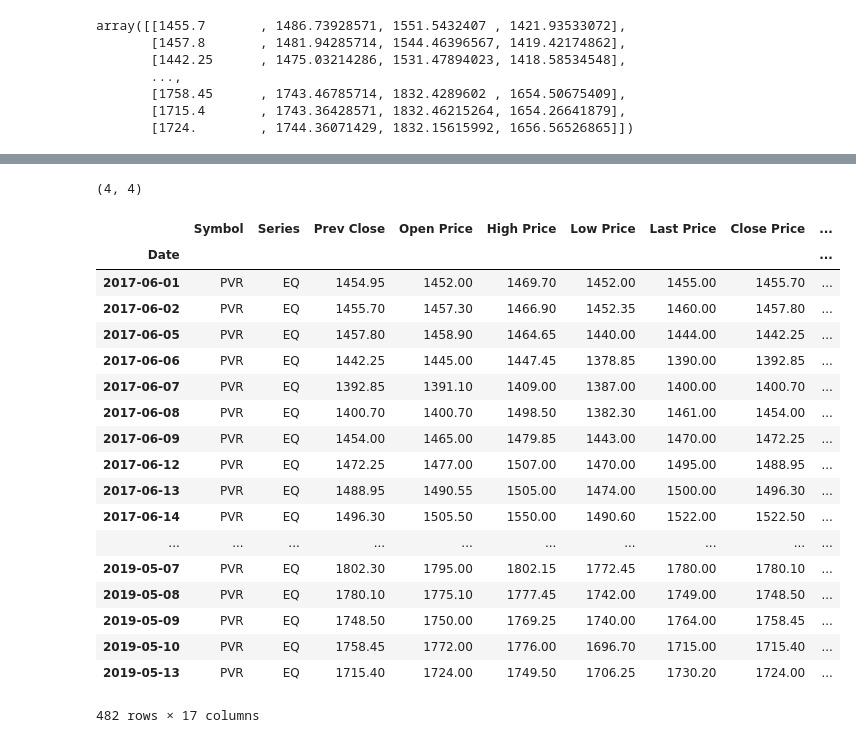
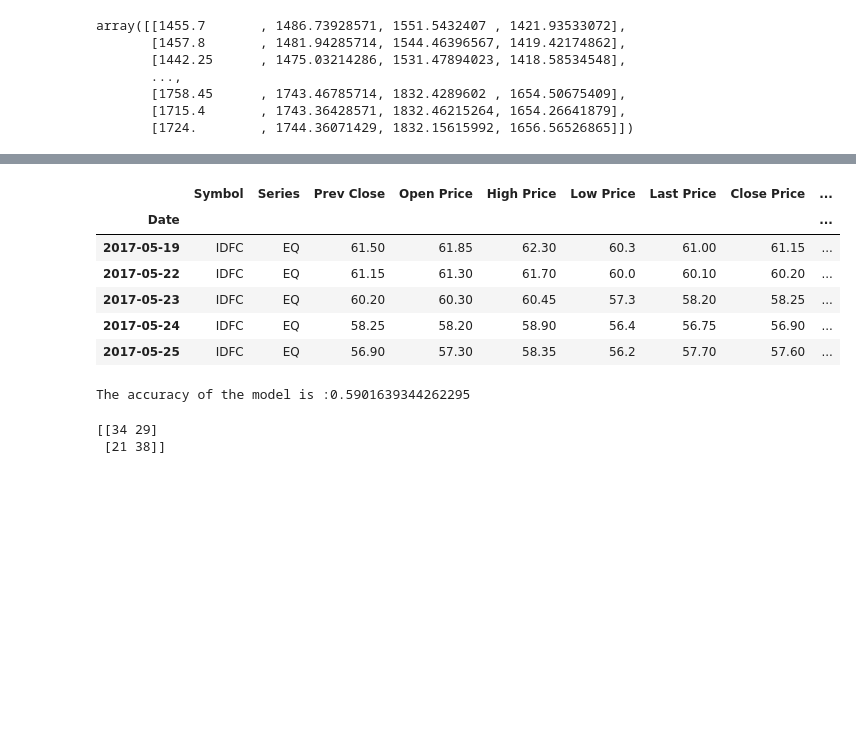
Before and after one commit to Daywalker21/AICTE-Aspiration.ai_ML-DS, a Jupyter notebook: Module 4 - Algo Trading using Classification.ipynb, the cells around one changed output, grey strips where cells are left out. Cells and saved outputs as stored; diff of their text form; code cells hidden in the pictures; blank space fills up the shorter version.

```diff
--- a/Module 4 - Algo Trading using Classification.ipynb
+++ b/Module 4 - Algo Trading using Classification.ipynb
@@ -231,0 +275,18 @@ len(y_test)
+# %%
+df2['Action'] = np.nan
+
+for i in range(len(df2)-1):
+    if df2['Close Price'][i] <= df2['Close Price'][i+1]:
+        df2['Action'][i] = 1
+    elif df2['Close Price'][i] > df2['Close Price'][i+1]:
+        df2['Action'][i] = -1
+df2 = df2.dropna()
+df2.head()
+# %% [output]
+|  | Symbol | Series | Prev Close | Open Price | High Price | Low Price | Last Price | Close Price | ... |
+| Date |  |  |  |  |  |  |  |  | ... |
+| 2017-05-19 | IDFC | EQ | 61.50 | 61.85 | 62.30 | 60.3 | 61.00 | 61.15 | ... |
+| 2017-05-22 | IDFC | EQ | 61.15 | 61.30 | 61.70 | 60.0 | 60.10 | 60.20 | ... |
+| 2017-05-23 | IDFC | EQ | 60.20 | 60.30 | 60.45 | 57.3 | 58.20 | 58.25 | ... |
+| 2017-05-24 | IDFC | EQ | 58.25 | 58.20 | 58.90 | 56.4 | 56.75 | 56.90 | ... |
+| 2017-05-25 | IDFC | EQ | 56.90 | 57.30 | 58.35 | 56.2 | 57.70 | 57.60 | ... |
@@ -232,26 +302,15 @@ len(y_test)
+# %%
+classifer = RandomForestClassifier(n_estimators = 5)
+classifer.fit(X_train_Q2,y_train_Q2)
+
+y_pred = classifer.predict(X_test_Q2)
+
+cm = confusion_matrix(y_test_Q2,y_pred)
+print("The accuracy of the model is :" + str(accuracy(cm)))
+# %% [output]
+The accuracy of the model is :0.5901639344262295
 # %%
-print(cm.shape)
+print(cm)
 # %% [output]
-(4, 4)
+[[34 29]
+ [21 38]]
-# %%
-df1
-# %% [output]
-|  | Symbol | Series | Prev Close | Open Price | High Price | Low Price | Last Price | Close Price | ... |
-| Date |  |  |  |  |  |  |  |  | ... |
-| 2017-06-01 | PVR | EQ | 1454.95 | 1452.00 | 1469.70 | 1452.00 | 1455.00 | 1455.70 | ... |
-| 2017-06-02 | PVR | EQ | 1455.70 | 1457.30 | 1466.90 | 1452.35 | 1460.00 | 1457.80 | ... |
-| 2017-06-05 | PVR | EQ | 1457.80 | 1458.90 | 1464.65 | 1440.00 | 1444.00 | 1442.25 | ... |
-| 2017-06-06 | PVR | EQ | 1442.25 | 1445.00 | 1447.45 | 1378.85 | 1390.00 | 1392.85 | ... |
-| 2017-06-07 | PVR | EQ | 1392.85 | 1391.10 | 1409.00 | 1387.00 | 1400.00 | 1400.70 | ... |
-| 2017-06-08 | PVR | EQ | 1400.70 | 1400.70 | 1498.50 | 1382.30 | 1461.00 | 1454.00 | ... |
-| 2017-06-09 | PVR | EQ | 1454.00 | 1465.00 | 1479.85 | 1443.00 | 1470.00 | 1472.25 | ... |
-| 2017-06-12 | PVR | EQ | 1472.25 | 1477.00 | 1507.00 | 1470.00 | 1495.00 | 1488.95 | ... |
-| 2017-06-13 | PVR | EQ | 1488.95 | 1490.55 | 1505.00 | 1474.00 | 1500.00 | 1496.30 | ... |
-| 2017-06-14 | PVR | EQ | 1496.30 | 1505.50 | 1550.00 | 1490.60 | 1522.00 | 1522.50 | ... |
-| ... | ... | ... | ... | ... | ... | ... | ... | ... | ... |
-| 2019-05-07 | PVR | EQ | 1802.30 | 1795.00 | 1802.15 | 1772.45 | 1780.00 | 1780.10 | ... |
-| 2019-05-08 | PVR | EQ | 1780.10 | 1775.10 | 1777.45 | 1742.00 | 1749.00 | 1748.50 | ... |
-| 2019-05-09 | PVR | EQ | 1748.50 | 1750.00 | 1769.25 | 1740.00 | 1764.00 | 1758.45 | ... |
-| 2019-05-10 | PVR | EQ | 1758.45 | 1772.00 | 1776.00 | 1696.70 | 1715.00 | 1715.40 | ... |
-| 2019-05-13 | PVR | EQ | 1715.40 | 1724.00 | 1749.50 | 1706.25 | 1730.20 | 1724.00 | ... |
-482 rows × 17 columns
```
Also changed, not shown: parts of 9 cells of this notebook.
